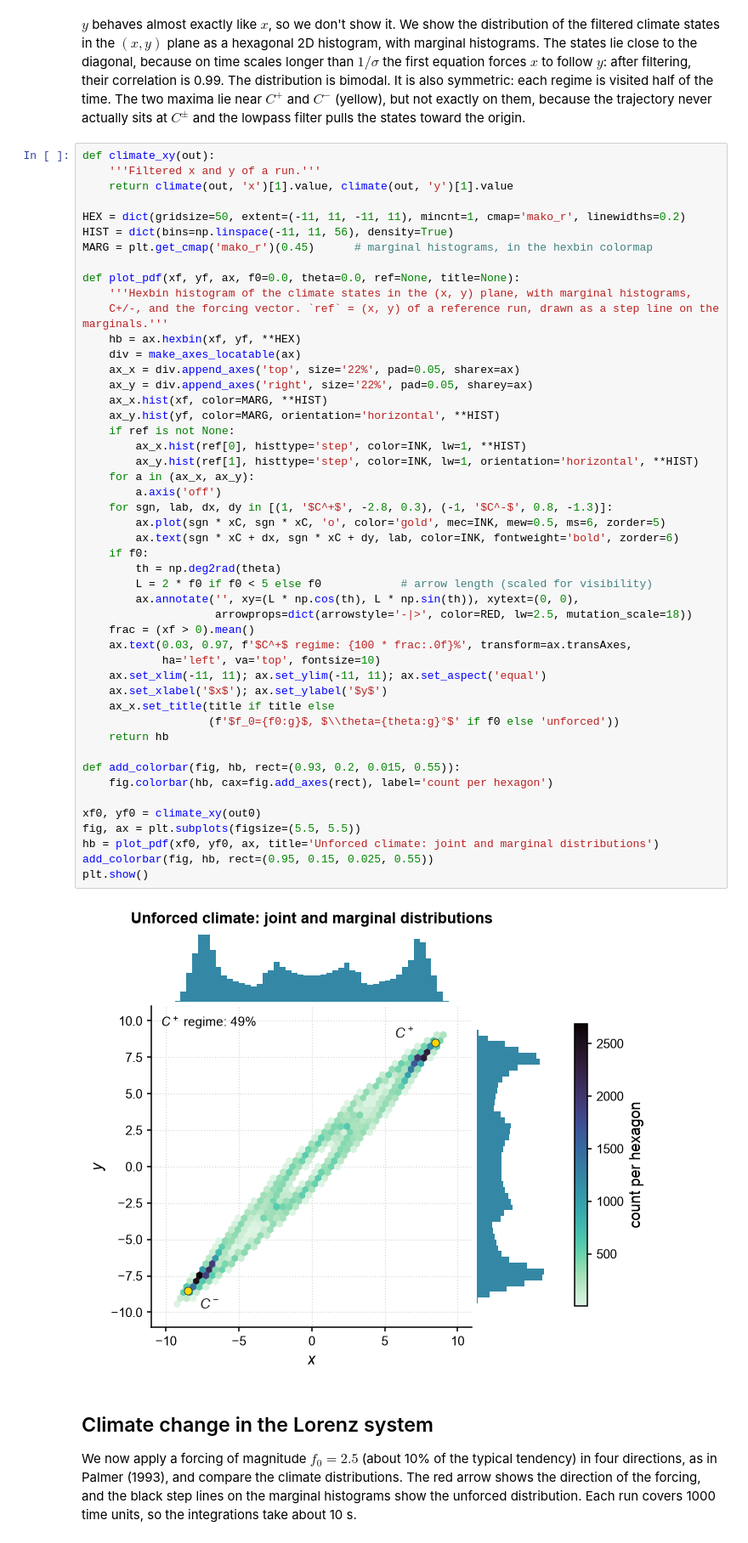
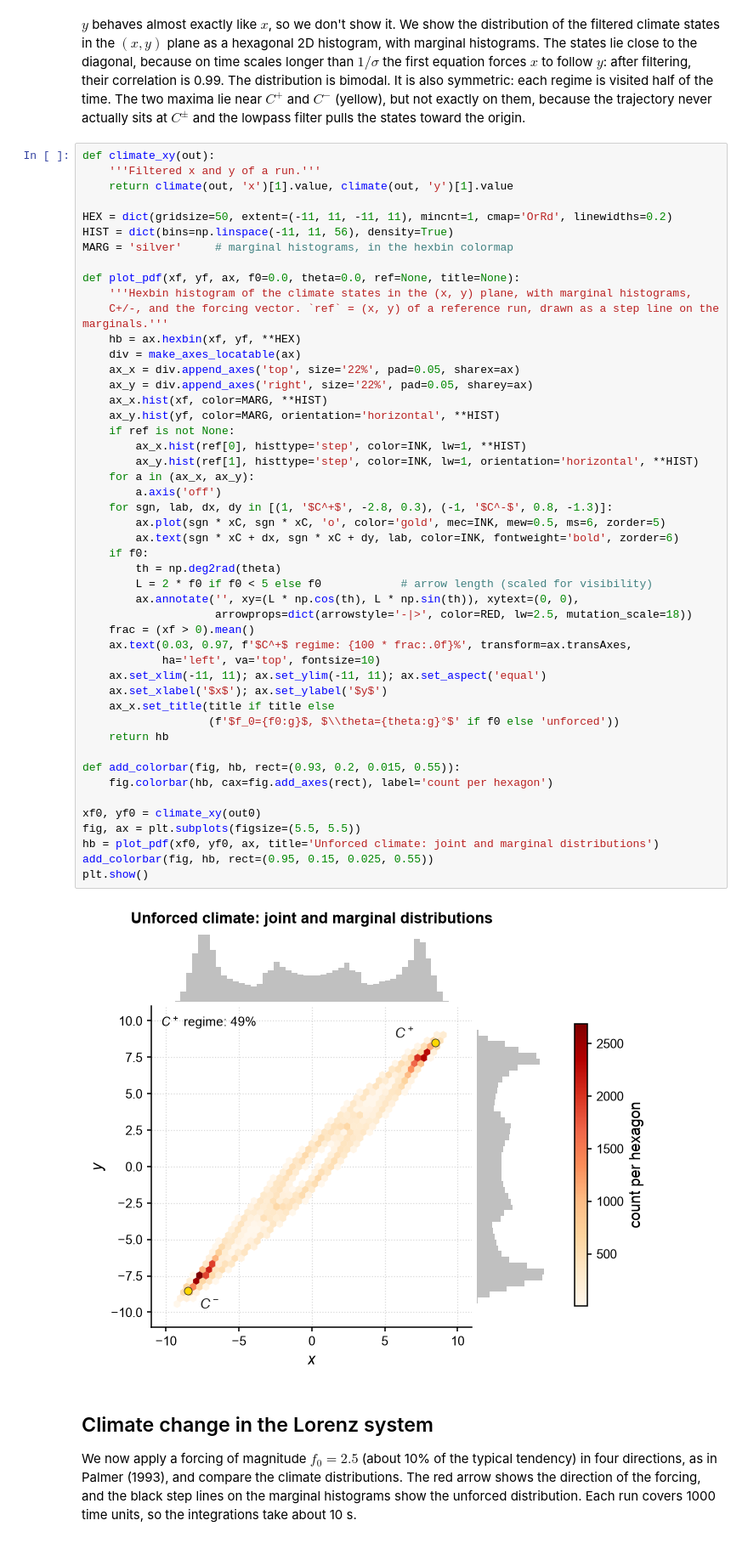
Before and after one commit to LinkedEarth/ClimateCritters, a Jupyter notebook: notebooks/applications/palmer_lorenz63_forced_regimes.ipynb, the cells around one changed output. Shown at 85% size. Drawn from its saved outputs; the diff is of its cells as text.

```diff
--- a/notebooks/applications/palmer_lorenz63_forced_regimes.ipynb
+++ b/notebooks/applications/palmer_lorenz63_forced_regimes.ipynb
@@ -118,9 +118,9 @@ def climate_xy(out):
     '''Filtered x and y of a run.'''
     return climate(out, 'x')[1].value, climate(out, 'y')[1].value
 
-HEX = dict(gridsize=50, extent=(-11, 11, -11, 11), mincnt=1, cmap='mako_r', linewidths=0.2)
+HEX = dict(gridsize=50, extent=(-11, 11, -11, 11), mincnt=1, cmap='OrRd', linewidths=0.2)
 HIST = dict(bins=np.linspace(-11, 11, 56), density=True)
-MARG = plt.get_cmap('mako_r')(0.45)      # marginal histograms, in the hexbin colormap
+MARG = 'silver'     # marginal histograms, in the hexbin colormap
 
 def plot_pdf(xf, yf, ax, f0=0.0, theta=0.0, ref=None, title=None):
     '''Hexbin histogram of the climate states in the (x, y) plane, with marginal histograms,
@@ -135,34 +135,34 @@ def plot_pdf(xf, yf, ax, f0=0.0, theta=0.0, ref=None, title=None):
         ax_x.hist(ref[0], histtype='step', color=INK, lw=1, **HIST)
         ax_y.hist(ref[1], histtype='step', color=INK, lw=1, orientation='horizontal', **HIST)
     for a in (ax_x, ax_y):
         a.axis('off')
     for sgn, lab, dx, dy in [(1, '$C^+$', -2.8, 0.3), (-1, '$C^-$', 0.8, -1.3)]:
         ax.plot(sgn * xC, sgn * xC, 'o', color='gold', mec=INK, mew=0.5, ms=6, zorder=5)
         ax.text(sgn * xC + dx, sgn * xC + dy, lab, color=INK, fontweight='bold', zorder=6)
     if f0:
         th = np.deg2rad(theta)
         L = 2 * f0 if f0 < 5 else f0            # arrow length (scaled for visibility)
         ax.annotate('', xy=(L * np.cos(th), L * np.sin(th)), xytext=(0, 0),
                     arrowprops=dict(arrowstyle='-|>', color=RED, lw=2.5, mutation_scale=18))
     frac = (xf > 0).mean()
     ax.text(0.03, 0.97, f'$C^+$ regime: {100 * frac:.0f}%', transform=ax.transAxes,
             ha='left', va='top', fontsize=10)
     ax.set_xlim(-11, 11); ax.set_ylim(-11, 11); ax.set_aspect('equal')
     ax.set_xlabel('$x$'); ax.set_ylabel('$y$')
     ax_x.set_title(title if title else
                    (f'$f_0={f0:g}$, $\\theta={theta:g}°$' if f0 else 'unforced'))
     return hb
 
 def add_colorbar(fig, hb, rect=(0.93, 0.2, 0.015, 0.55)):
     fig.colorbar(hb, cax=fig.add_axes(rect), label='count per hexagon')
 
 xf0, yf0 = climate_xy(out0)
 fig, ax = plt.subplots(figsize=(5.5, 5.5))
 hb = plot_pdf(xf0, yf0, ax, title='Unforced climate: joint and marginal distributions')
 add_colorbar(fig, hb, rect=(0.95, 0.15, 0.025, 0.55))
 plt.show()
 # %% [output]
-[figure, old version]
+[figure, new version]
 # %% [markdown]
 ## Climate change in the Lorenz system
 
```
Also changed, not shown: parts of 3 cells of this notebook, 3 other files.
